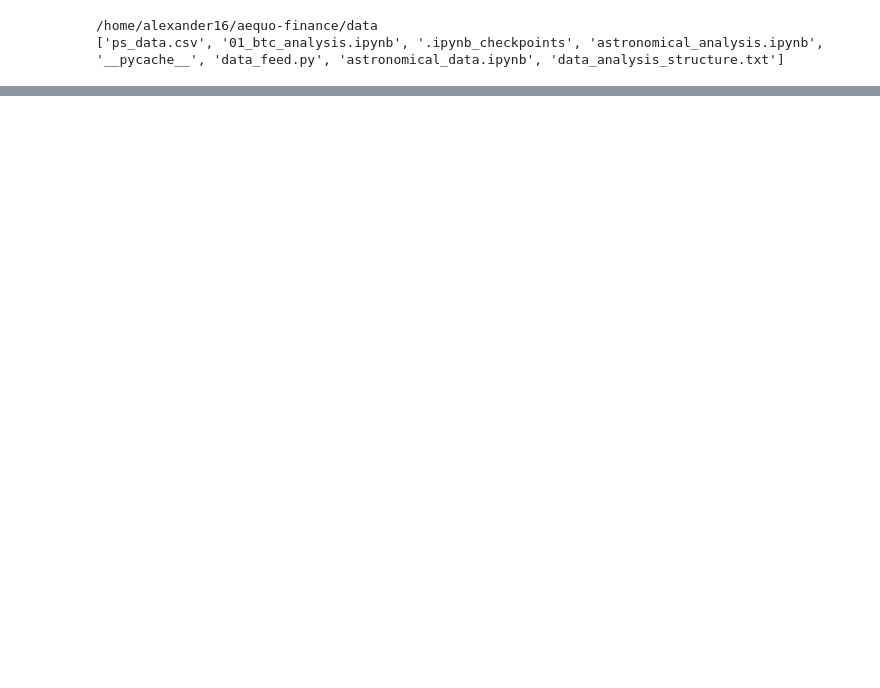
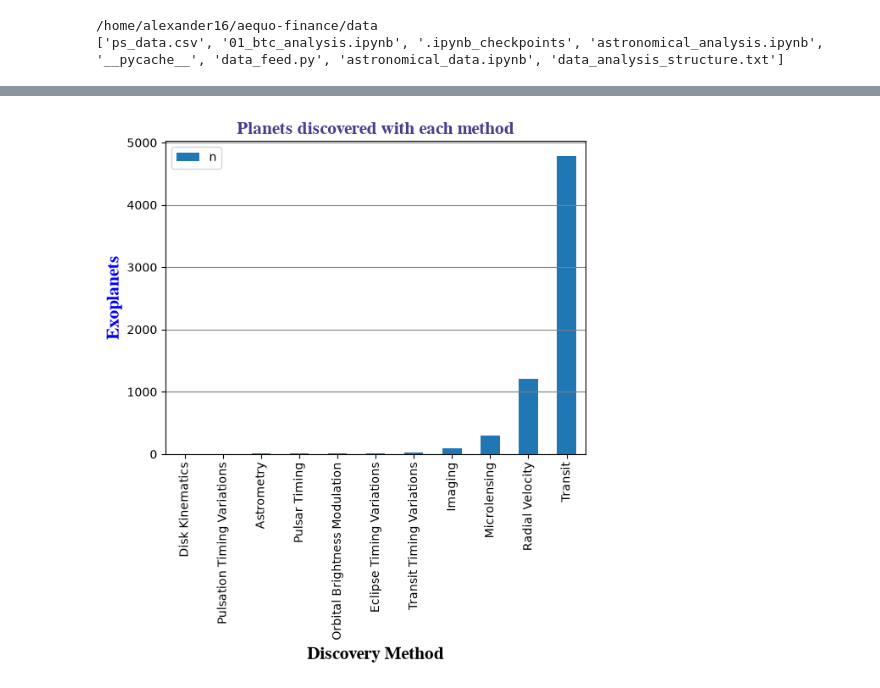
Before and after one commit to alexandervp1/aequo-finance, a Jupyter notebook: data/astronomical_analysis.ipynb, the cells around one changed output, grey strips where cells are left out. Saved outputs shown, nothing was run; the diff lists cells and outputs as text; code cells hidden in the pictures; blank space fills up the shorter version.

```diff
--- a/data/astronomical_analysis.ipynb
+++ b/data/astronomical_analysis.ipynb
@@ -98,9 +148,29 @@ old_new_pl_disc = pd.read_sql("""
 # %%
 #Planets discovered with each method
 
 pl_disc_per_discoverymethod = pd.read_sql("""
-    SELECT
-""")
+    SELECT discoverymethod, COUNT(*) AS n
+    FROM exoplanets_data
+    GROUP BY discoverymethod
+    ORDER BY n ASC
+
+""", engine)
+
+pl_disc_per_discoverymethod.plot.bar(x='discoverymethod', y='n')
+
+plt.title('Planets discovered with each method', fontsize=15, family='FreeSerif', fontweight='heavy',
+          color="darkslateblue")
+
+plt.xlabel('Discovery Method', fontsize=15, family='FreeSerif', fontweight='heavy',
+           color='black')
+
+plt.ylabel('Exoplanets', fontsize=15, family='FreeSerif', fontweight='extra bold',
+           color='b')
+
+plt.grid(axis='y',
+         color='gray')
+# %% [output]
+[figure, added]
 # %%
 #planets per year for each method
 
```
Also changed, not shown: parts of 8 cells of this notebook.
